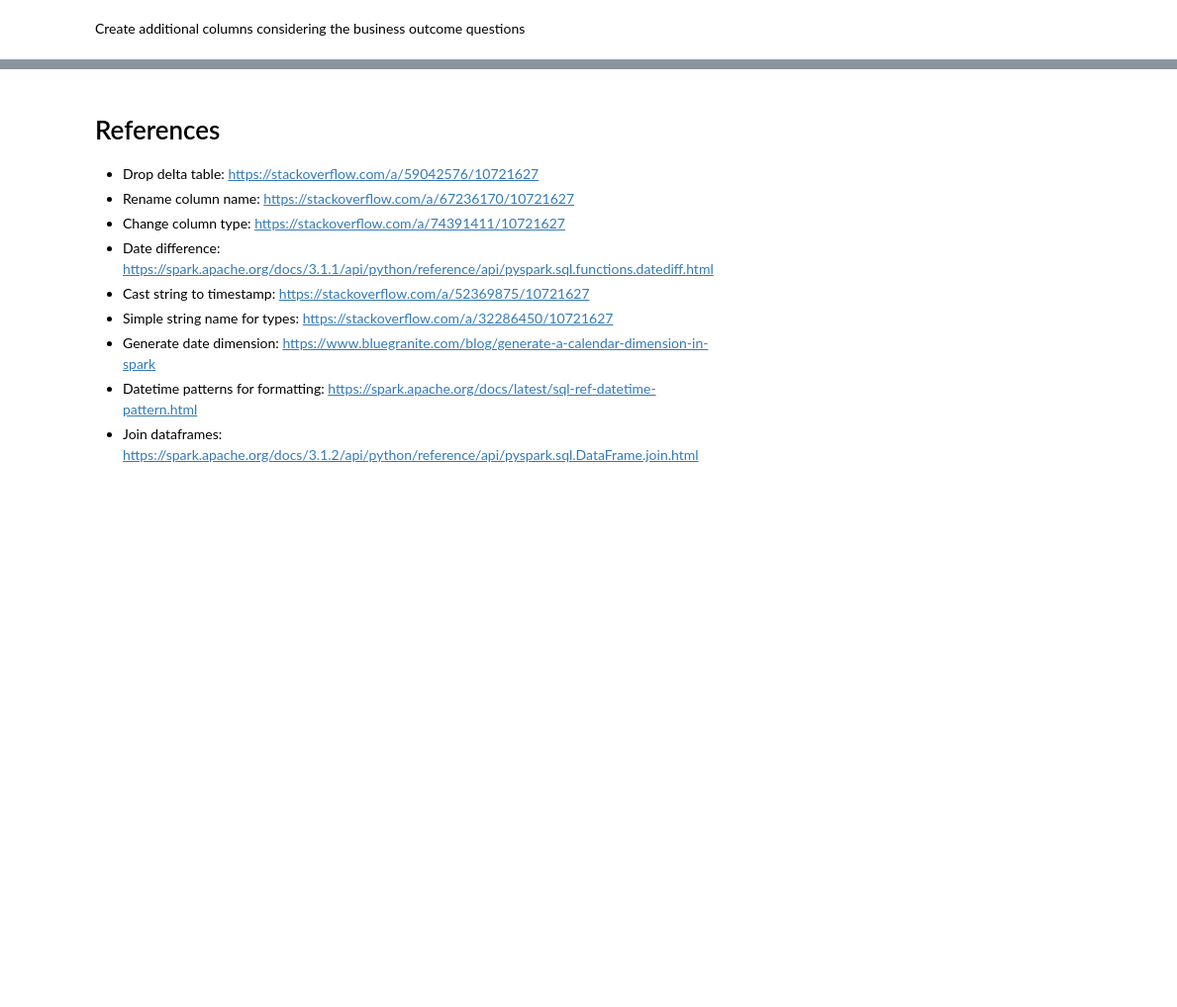
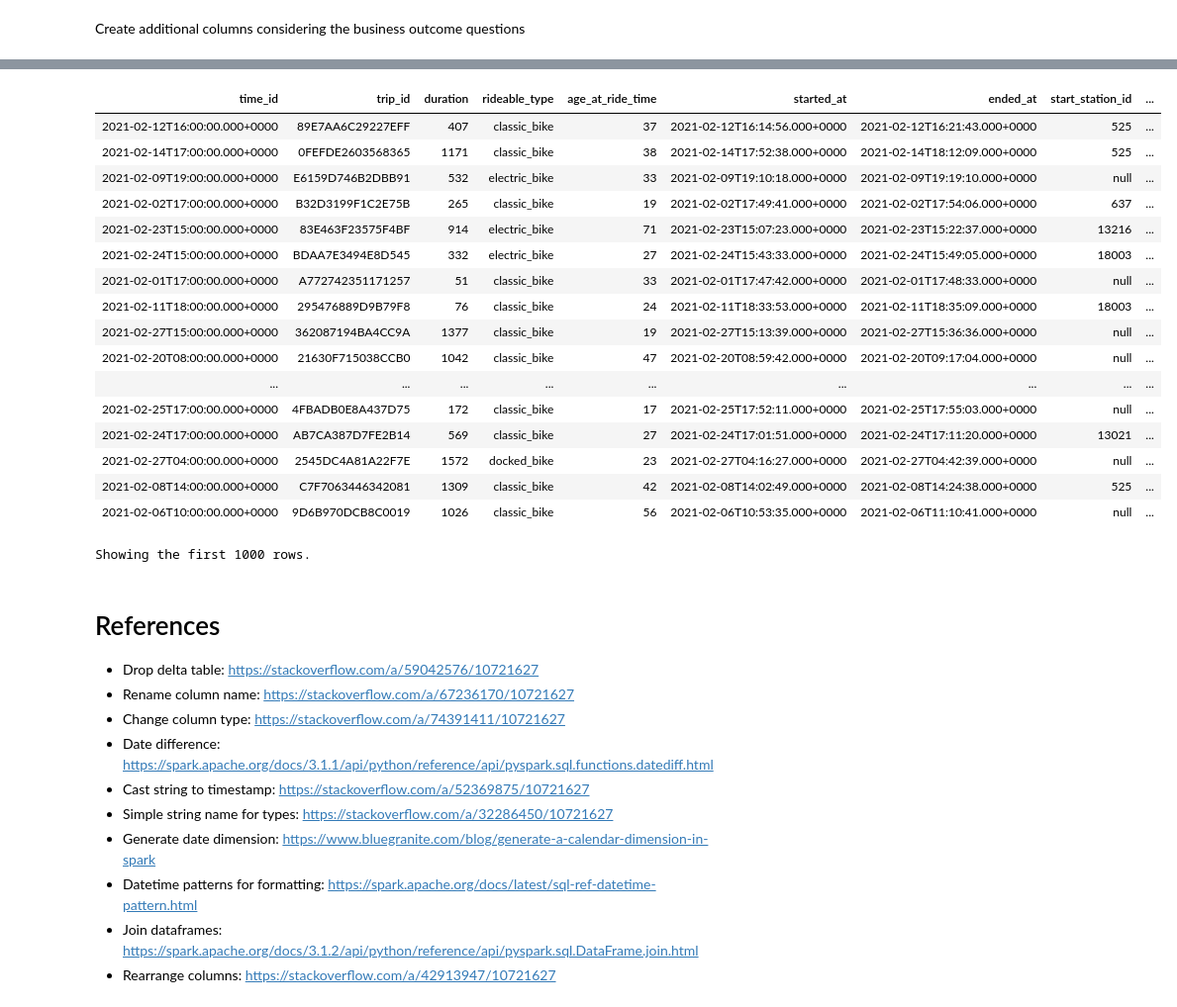
Before and after one commit to SzilvasiPeter/UdacityDataEngineeringNanodegree, a Jupyter notebook: 03DataLakehouse/project-solution/divvy_bikeshare_project.ipynb, the cells around one changed output, grey strips where cells are left out. Shown at 99% size. Saved outputs shown, nothing was run; the diff lists cells and outputs as text; code cells hidden in the pictures; blank space fills up the shorter version.

```diff
--- a/03DataLakehouse/project-solution/divvy_bikeshare_project.ipynb
+++ b/03DataLakehouse/project-solution/divvy_bikeshare_project.ipynb
@@ -233,3 +239,33 @@ Out[12]: DataFrame[]
+# %%
+# Load the fact and dimension tables
+payment_df = spark.read.table('payments')
+trip_df = spark.read.table('trips')
+
+rider_df = spark.read.table('riders')
+station_df = spark.read.table('stations')
+trip_date_df = spark.read.table('trip_dates')
+payment_date_df = spark.read.table('payment_dates')
+# %%
+trip_df.join(trip_date_df, 'time_id').display()
+# %% [output]
+| time_id | trip_id | duration | rideable_type | age_at_ride_time | started_at | ended_at | start_station_id | ... |
+| 2021-02-12T16:00:00.000+0000 | 89E7AA6C29227EFF | 407 | classic_bike | 37 | 2021-02-12T16:14:56.000+0000 | 2021-02-12T16:21:43.000+0000 | 525 | ... |
+| 2021-02-14T17:00:00.000+0000 | 0FEFDE2603568365 | 1171 | classic_bike | 38 | 2021-02-14T17:52:38.000+0000 | 2021-02-14T18:12:09.000+0000 | 525 | ... |
+| 2021-02-09T19:00:00.000+0000 | E6159D746B2DBB91 | 532 | electric_bike | 33 | 2021-02-09T19:10:18.000+0000 | 2021-02-09T19:19:10.000+0000 | null | ... |
+| 2021-02-02T17:00:00.000+0000 | B32D3199F1C2E75B | 265 | classic_bike | 19 | 2021-02-02T17:49:41.000+0000 | 2021-02-02T17:54:06.000+0000 | 637 | ... |
+| 2021-02-23T15:00:00.000+0000 | 83E463F23575F4BF | 914 | electric_bike | 71 | 2021-02-23T15:07:23.000+0000 | 2021-02-23T15:22:37.000+0000 | 13216 | ... |
+| 2021-02-24T15:00:00.000+0000 | BDAA7E3494E8D545 | 332 | electric_bike | 27 | 2021-02-24T15:43:33.000+0000 | 2021-02-24T15:49:05.000+0000 | 18003 | ... |
+| 2021-02-01T17:00:00.000+0000 | A772742351171257 | 51 | classic_bike | 33 | 2021-02-01T17:47:42.000+0000 | 2021-02-01T17:48:33.000+0000 | null | ... |
+| 2021-02-11T18:00:00.000+0000 | 295476889D9B79F8 | 76 | classic_bike | 24 | 2021-02-11T18:33:53.000+0000 | 2021-02-11T18:35:09.000+0000 | 18003 | ... |
+| 2021-02-27T15:00:00.000+0000 | 362087194BA4CC9A | 1377 | classic_bike | 19 | 2021-02-27T15:13:39.000+0000 | 2021-02-27T15:36:36.000+0000 | null | ... |
+| 2021-02-20T08:00:00.000+0000 | 21630F715038CCB0 | 1042 | classic_bike | 47 | 2021-02-20T08:59:42.000+0000 | 2021-02-20T09:17:04.000+0000 | null | ... |
+| ... | ... | ... | ... | ... | ... | ... | ... | ... |
+| 2021-02-25T17:00:00.000+0000 | 4FBADB0E8A437D75 | 172 | classic_bike | 17 | 2021-02-25T17:52:11.000+0000 | 2021-02-25T17:55:03.000+0000 | null | ... |
+| 2021-02-24T17:00:00.000+0000 | AB7CA387D7FE2B14 | 569 | classic_bike | 27 | 2021-02-24T17:01:51.000+0000 | 2021-02-24T17:11:20.000+0000 | 13021 | ... |
+| 2021-02-27T04:00:00.000+0000 | 2545DC4A81A22F7E | 1572 | docked_bike | 23 | 2021-02-27T04:16:27.000+0000 | 2021-02-27T04:42:39.000+0000 | null | ... |
+| 2021-02-08T14:00:00.000+0000 | C7F7063446342081 | 1309 | classic_bike | 42 | 2021-02-08T14:02:49.000+0000 | 2021-02-08T14:24:38.000+0000 | 525 | ... |
+| 2021-02-06T10:00:00.000+0000 | 9D6B970DCB8C0019 | 1026 | classic_bike | 56 | 2021-02-06T10:53:35.000+0000 | 2021-02-06T11:10:41.000+0000 | null | ... |
+Showing the first 1000 rows.
 # %% [markdown]
 # References
 
@@ -242,3 +278,4 @@ Out[12]: DataFrame[]
 * Generate date dimension: https://www.bluegranite.com/blog/generate-a-calendar-dimension-in-spark
 * Datetime patterns for formatting: https://spark.apache.org/docs/latest/sql-ref-datetime-pattern.html
 * Join dataframes: https://spark.apache.org/docs/3.1.2/api/python/reference/api/pyspark.sql.DataFrame.join.html
+* Rearrange columns: https://stackoverflow.com/a/42913947/10721627
```
Also changed, not shown: parts of 15 cells of this notebook.
